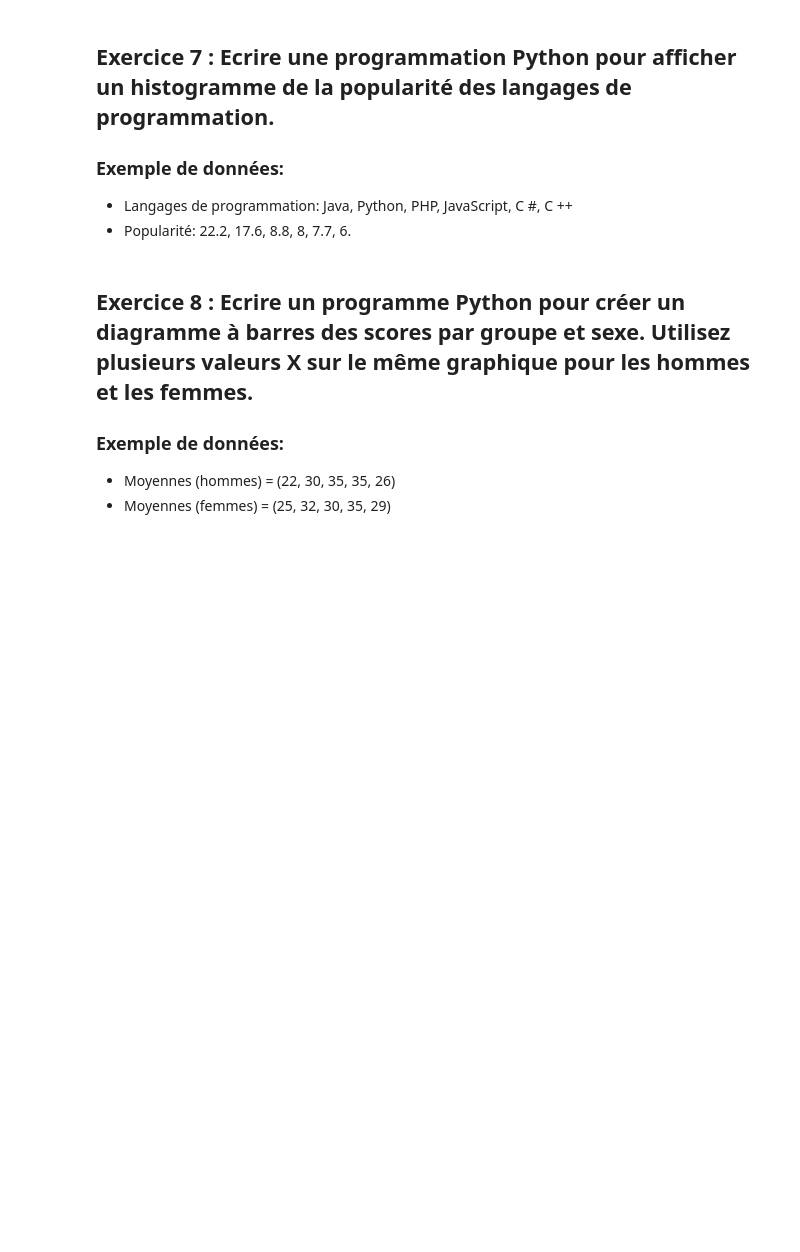
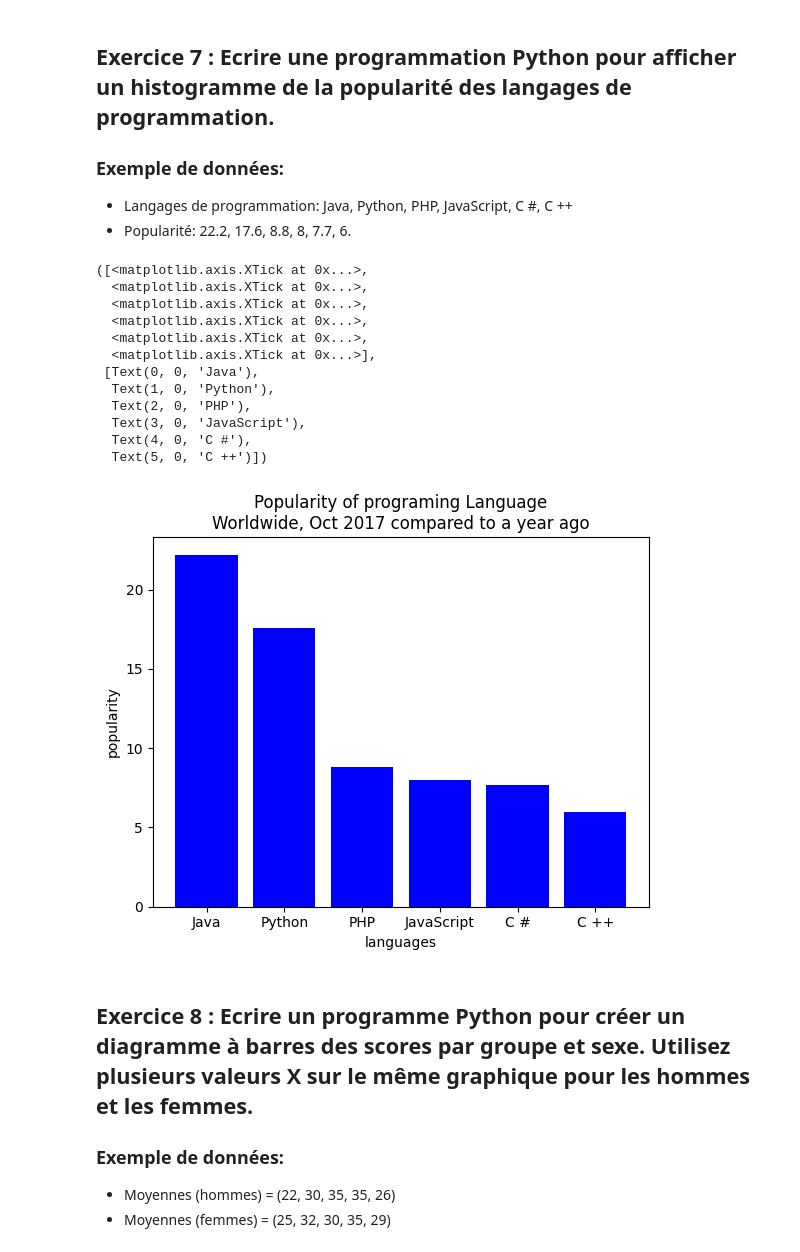
Before and after one commit to majdoubiadil/alx-pre_course, a Jupyter notebook: Exos matplotlib énoncé.ipynb, the cells around one changed output. Saved outputs shown, nothing was run; the diff lists cells and outputs as text; code cells hidden in the pictures; blank space fills up the shorter version.

```diff
--- a/Exos matplotlib énoncé.ipynb
+++ b/Exos matplotlib énoncé.ipynb
@@ -62,6 +40,31 @@ plt.legend()
 ### Exemple de données:
 * Langages de programmation: Java, Python, PHP, JavaScript, C #, C ++
 * Popularité: 22.2, 17.6, 8.8, 8, 7.7, 6.
+# %%
+import numpy as np
+import matplotlib.pyplot as plt
+x=['Java', 'Python', 'PHP', 'JavaScript', 'C #', 'C ++']
+popularity=[22.2, 17.6, 8.8, 8, 7.7, 6]
+x_pos = [i for i, _ in enumerate(x)]
+plt.bar(x_pos, popularity, color='blue')
+plt.xlabel("languages")
+plt.ylabel("popularity")
+plt.title("Popularity of programing Language\n" + "Worldwide, Oct 2017 compared to a year ago")
+plt.xticks(x_pos, x)
+# %% [output]
+([<matplotlib.axis.XTick at 0x...>,
+  <matplotlib.axis.XTick at 0x...>,
+  <matplotlib.axis.XTick at 0x...>,
+  <matplotlib.axis.XTick at 0x...>,
+  <matplotlib.axis.XTick at 0x...>,
+  <matplotlib.axis.XTick at 0x...>],
+ [Text(0, 0, 'Java'),
+  Text(1, 0, 'Python'),
+  Text(2, 0, 'PHP'),
+  Text(3, 0, 'JavaScript'),
+  Text(4, 0, 'C #'),
+  Text(5, 0, 'C ++')])
+[figure, added]
 # %% [markdown]
 ## Exercice 8 : Ecrire un programme Python pour créer un diagramme à barres des scores par groupe et sexe. Utilisez plusieurs valeurs X sur le même graphique pour les hommes et les femmes.
 ### Exemple de données:
```
Also changed, not shown: parts of 5 cells of this notebook.
